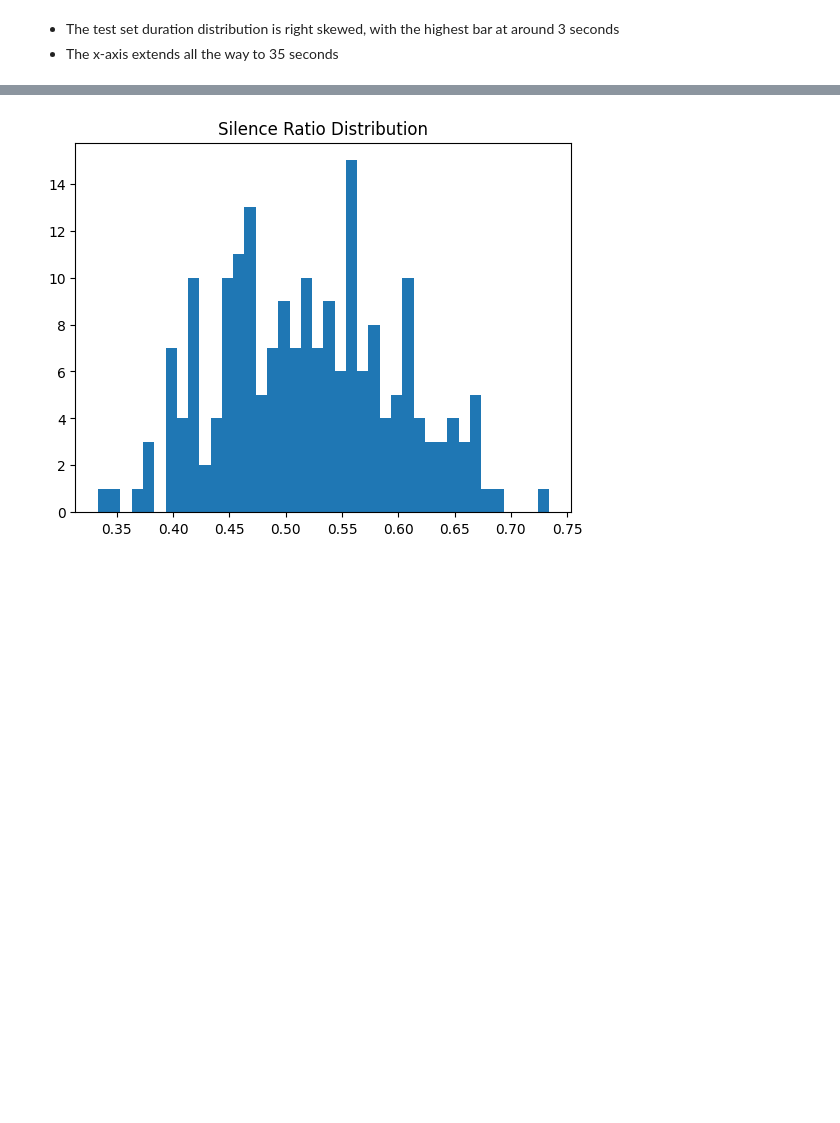
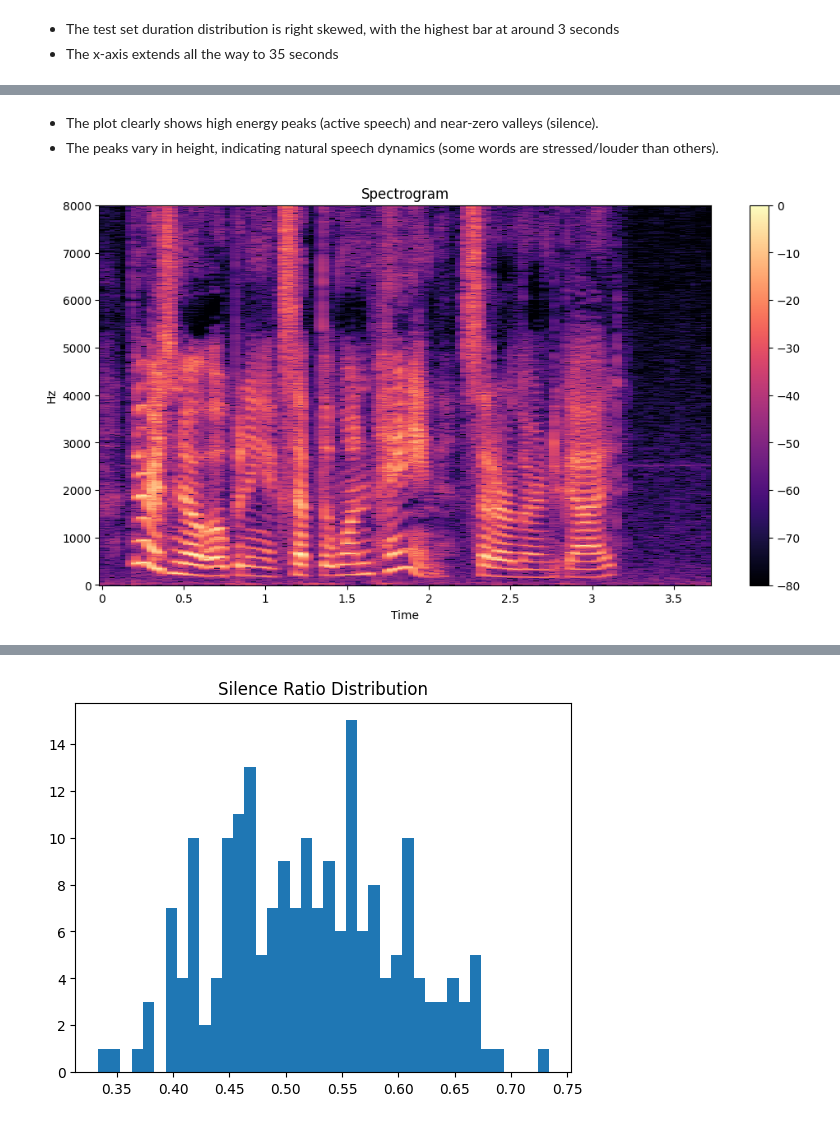
Before and after one commit to Mario-Benedict/lingulu-machine-learning, a Jupyter notebook: notebooks/eda_librispeech.ipynb, the cells around one changed output, grey strips where cells are left out. Drawn from its saved outputs; the diff is of its cells as text; code cells hidden in the pictures; blank space fills up the shorter version.

```diff
--- a/notebooks/eda_librispeech.ipynb
+++ b/notebooks/eda_librispeech.ipynb
@@ -372,0 +349,16 @@ plt.show()
+# %% [markdown]
+- The plot clearly shows high energy peaks (active speech) and near-zero valleys (silence).
+- The peaks vary in height, indicating natural speech dynamics (some words are stressed/louder than others).
+# %%
+# Short-Time Fourier Transform (STFT) Spectogram
+# To visualize signal frequency changes over time
+
+D = librosa.amplitude_to_db(np.abs(librosa.stft(y)), ref=np.max)
+
+plt.figure(figsize=(12,6))
+librosa.display.specshow(D, sr=sr, x_axis='time', y_axis='hz')
+plt.colorbar()
+plt.title("Spectrogram")
+plt.show()
+# %% [output]
+[figure, added]
```
Also changed, not shown: parts of 17 cells of this notebook.
